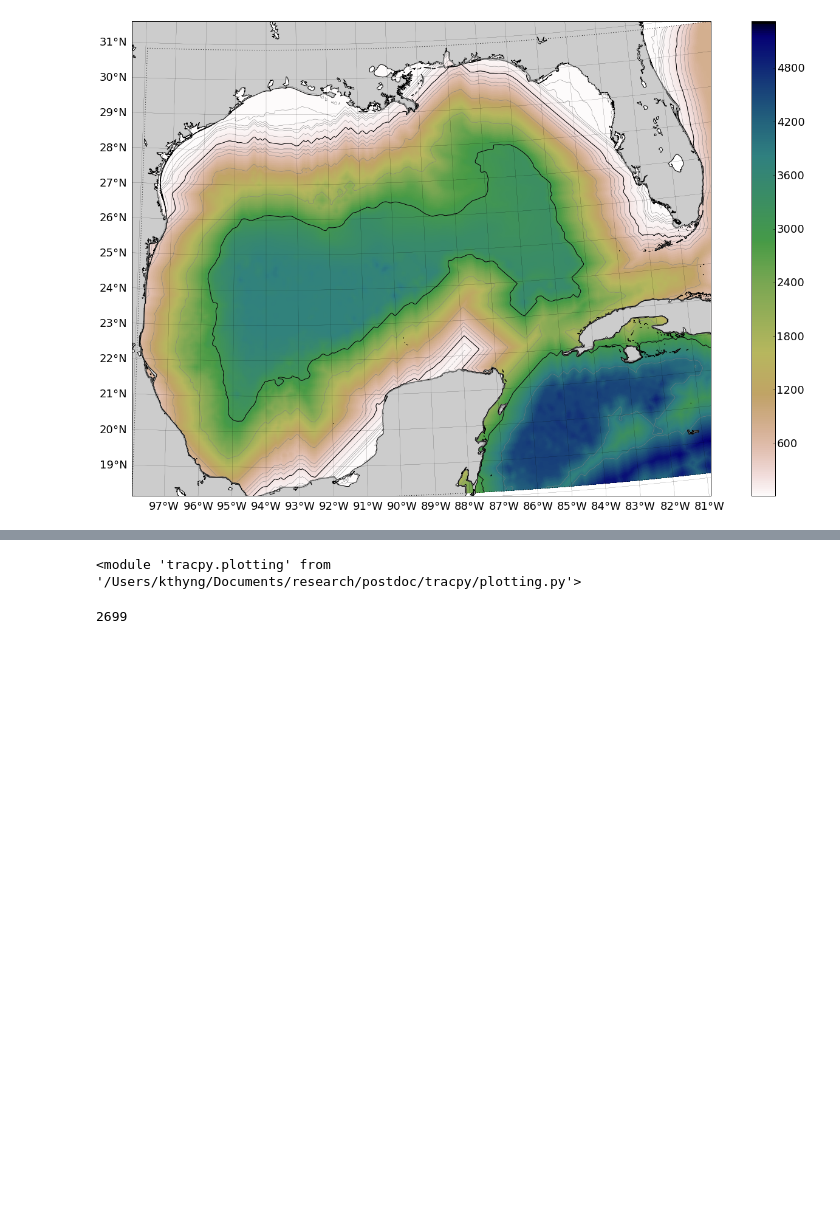
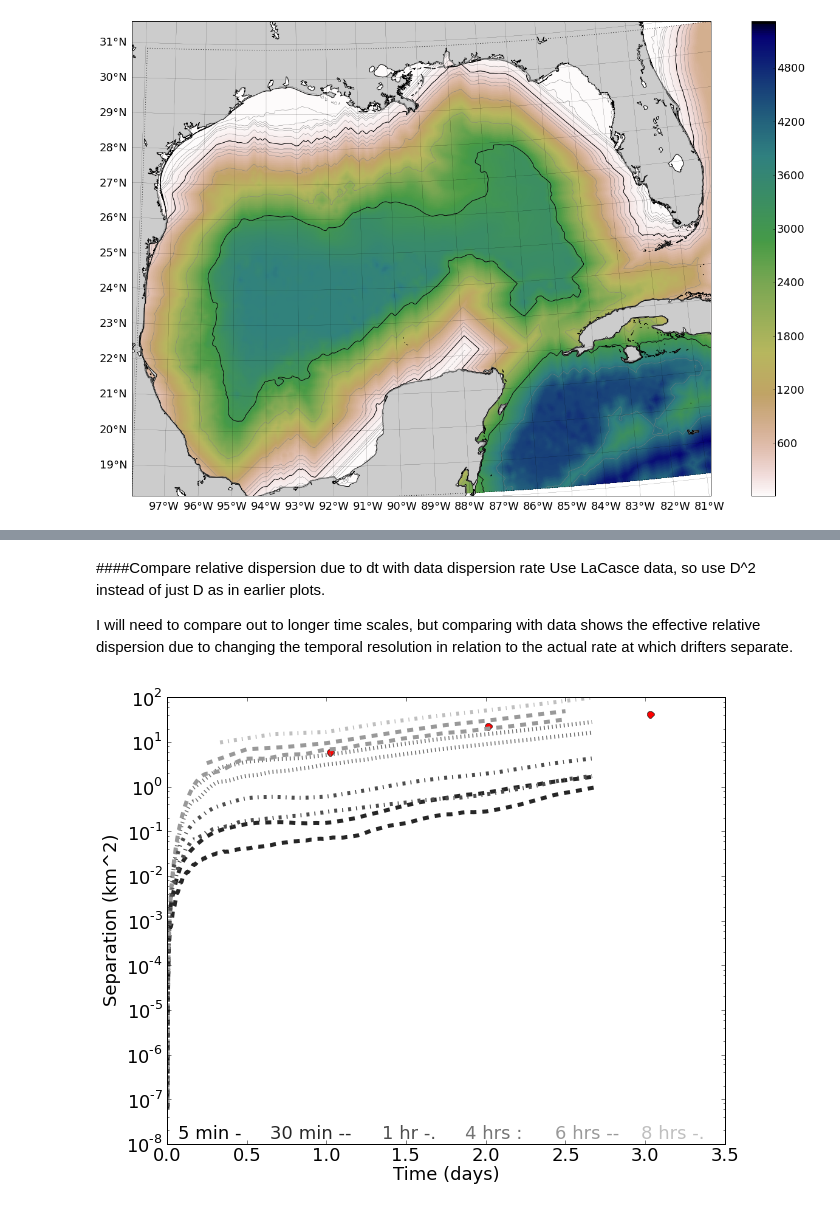
Before and after one commit to kthyng/time_res, a Jupyter notebook: time_res.ipynb, the cells around one changed output, grey strips where cells are left out. Cells and saved outputs as stored; diff of their text form; code cells hidden in the pictures; blank space fills up the shorter version.

```diff
--- a/time_res.ipynb
+++ b/time_res.ipynb
@@ -272,7 +369,7 @@ for File in Files:
     latp0 = d.variables['latp'][:,0]
     hp = fh(lonp0, latp0)
     ind = (hp<=200);
-    D2, t = time_res.calc_dispersion(File, grid=grid_gulf, ind=ind)
+    D2, t = time_res.calc_dispersion(File, grid=grid_gulf, ind=ind, squared=False)
     days = (t-t[0])/(3600*24)
     tseas = float(File.split('tseas_use')[1].split('_')[0])
     if tseas == 300: col=col5; m=m5 #'k' # 5 min
@@ -311,7 +408,7 @@ for File in Files:
     latp0 = d.variables['latp'][:,0]
     hp = fh(lonp0, latp0)
     ind = all(vstack((hp>=200, hp<=3000.)),axis=0)
-    D2, t = time_res.calc_dispersion(File, grid=grid_gulf, ind=ind)
+    D2, t = time_res.calc_dispersion(File, grid=grid_gulf, ind=ind, squared=False)
     days = (t-t[0])/(3600*24)
     tseas = float(File.split('tseas_use')[1].split('_')[0])
     if tseas == 300: col=col5; m=m5 #'k' # 5 min
@@ -350,7 +447,7 @@ for File in Files:
     latp0 = d.variables['latp'][:,0]
     hp = fh(lonp0, latp0)
     ind = hp<=3000.
-    D2, t = time_res.calc_dispersion(File, grid=grid_gulf, ind=ind)
+    D2, t = time_res.calc_dispersion(File, grid=grid_gulf, ind=ind, squared=False)
     days = (t-t[0])/(3600*24)
     tseas = float(File.split('tseas_use')[1].split('_')[0])
     if tseas == 300: col=col5; m=m5 #'k' # 5 min
@@ -392,7 +489,3 @@ savefig('gulf_bathy.png', bbox_inches='tight')
 [figure]
 # %% [markdown]
 <img src="files/figures/GoM_5-4000m_latlong.JPG" alt="bathy" width="1000" height="300">
-# %%
-reload(tracpy.plotting)
-# %% [output]
-<module 'tracpy.plotting' from '/Users/kthyng/Documents/research/postdoc/tracpy/plotting.py'>
@@ -401,4 +492,43 @@ ind = all(vstack((hp>=100, hp<=3000.)),axis=0)
-# %%
-sum(ind)
-# %% [output]
-2699
+# %% [markdown]
+####Compare relative dispersion due to dt with data dispersion rate
+Use LaCasce data, so use D^2 instead of just D as in earlier plots.
+
+I will need to compare out to longer time scales, but comparing with data shows the effective relative dispersion due to changing the temporal resolution in relation to the actual rate at which drifters separate.
+# %%
+# LaCasce Data
+lacasce = np.loadtxt('../horizontal_diffusivity/figures/lacasce_dispersion_Points.txt')
+Files = glob.glob('tracks/*.nc')
+Files.sort()
+dx = 3. # 3km grid res
+fig = figure(figsize(10,8))
+ax1 = fig.add_subplot(111)
+ax1.semilogy(lacasce[0:3,0], lacasce[0:3,1], 'ro', label='LaCasce', markersize=7)
+for File in Files:
+    D2, t = time_res.calc_dispersion(File, grid=grid_gulf, squared=True)
+    days = (t-t[0])/(3600*24)
+    tseas = float(File.split('tseas_use')[1].split('_')[0])
+    if tseas == 300: col=col5; m=m5 #'k' # 5 min
+    if tseas == 1800: col=col30; m=m30 #'r' # 30 min
+    if tseas == 3600: col=col1; m=m1 #'b' # 1 hr
+    if tseas == 14400: col=col4; m=m4 #'darkcyan' # 4 hr
+    if tseas == 21600: col=col6; m=m6 #'m' # 6 hr
+    if tseas == 28800: col=col8; m=m8 #'darkorange' # 8 hr
+    ax1.semilogy(days, D2, color=col, linewidth=4, linestyle=m)
+# ax1.set_ylim(0,8.)
+# ax1.set_xlim(0,3.5)
+ax1.set_ylabel('Separation (km^2)'); xlabel('Time (days)')
+# ax2 = ax1.twinx()
+# ax2.set_yticks(ax1.get_yticks()/dx)
+# ax2.set_yticks(arange(0,3.0,.5))
+# ax2.set_ylabel('Separation normalized by grid size'); xlabel('Time (days)')
+# legend
+yheight = 0.01 #0.95
+text(0.02, yheight, '5 min ' + m5, color=col5, transform = ax1.transAxes)
+text(0.185, yheight, '30 min ' + m30, color=col30, transform = ax1.transAxes)
+text(0.385, yheight, '1 hr ' + m1, color=col1, transform = ax1.transAxes)
+text(0.535, yheight, '4 hrs ' + m4, color=col4, transform = ax1.transAxes)
+text(0.695, yheight, '6 hrs ' + m6, color=col6, transform = ax1.transAxes)
+text(0.85, yheight, '8 hrs ' + m8, color=col8, transform = ax1.transAxes)
+savefig('figures/separation_data.png', bbox_inches='tight')
+# %% [output]
+[figure, added]
```
Also changed, not shown: parts of 13 cells of this notebook, 2 other files.
